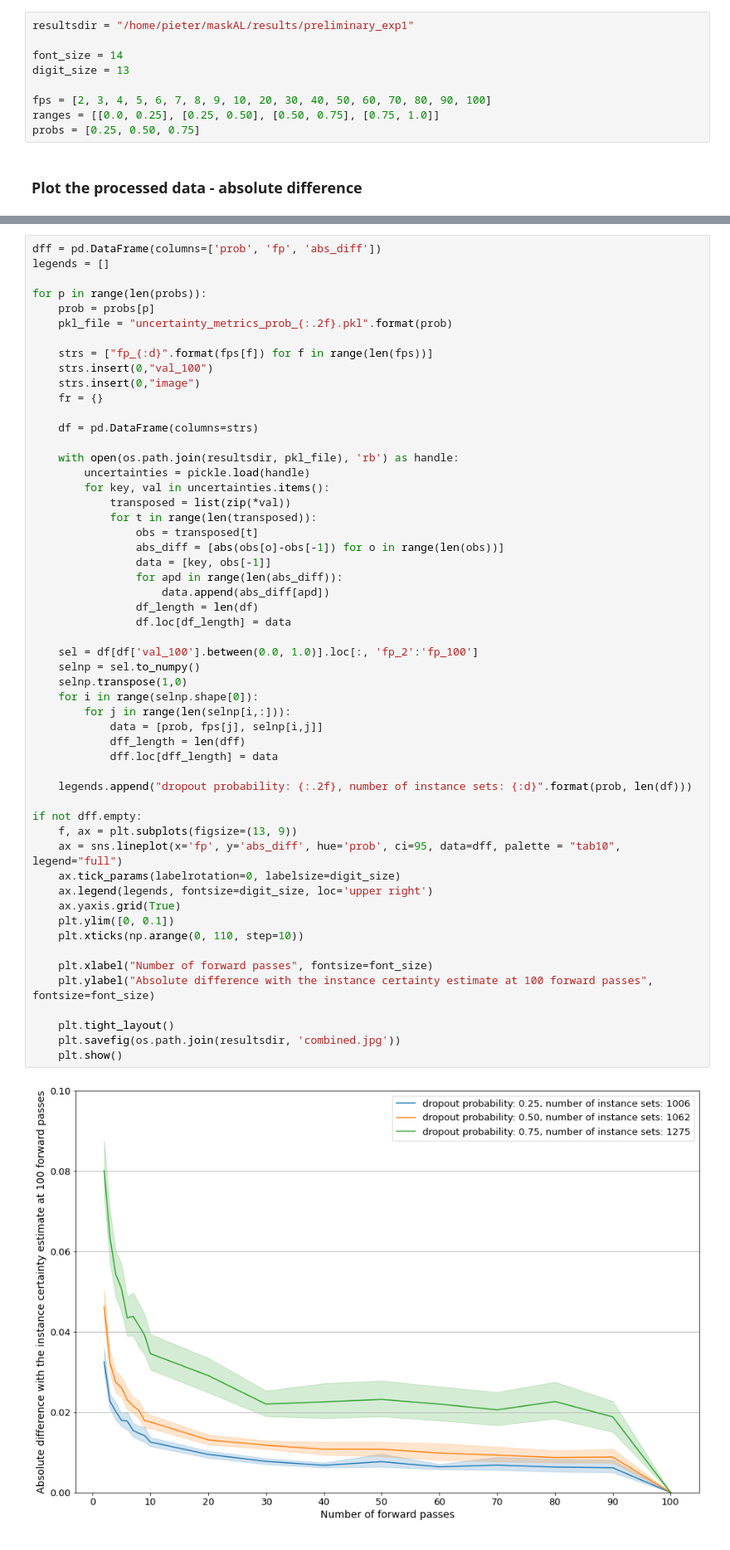
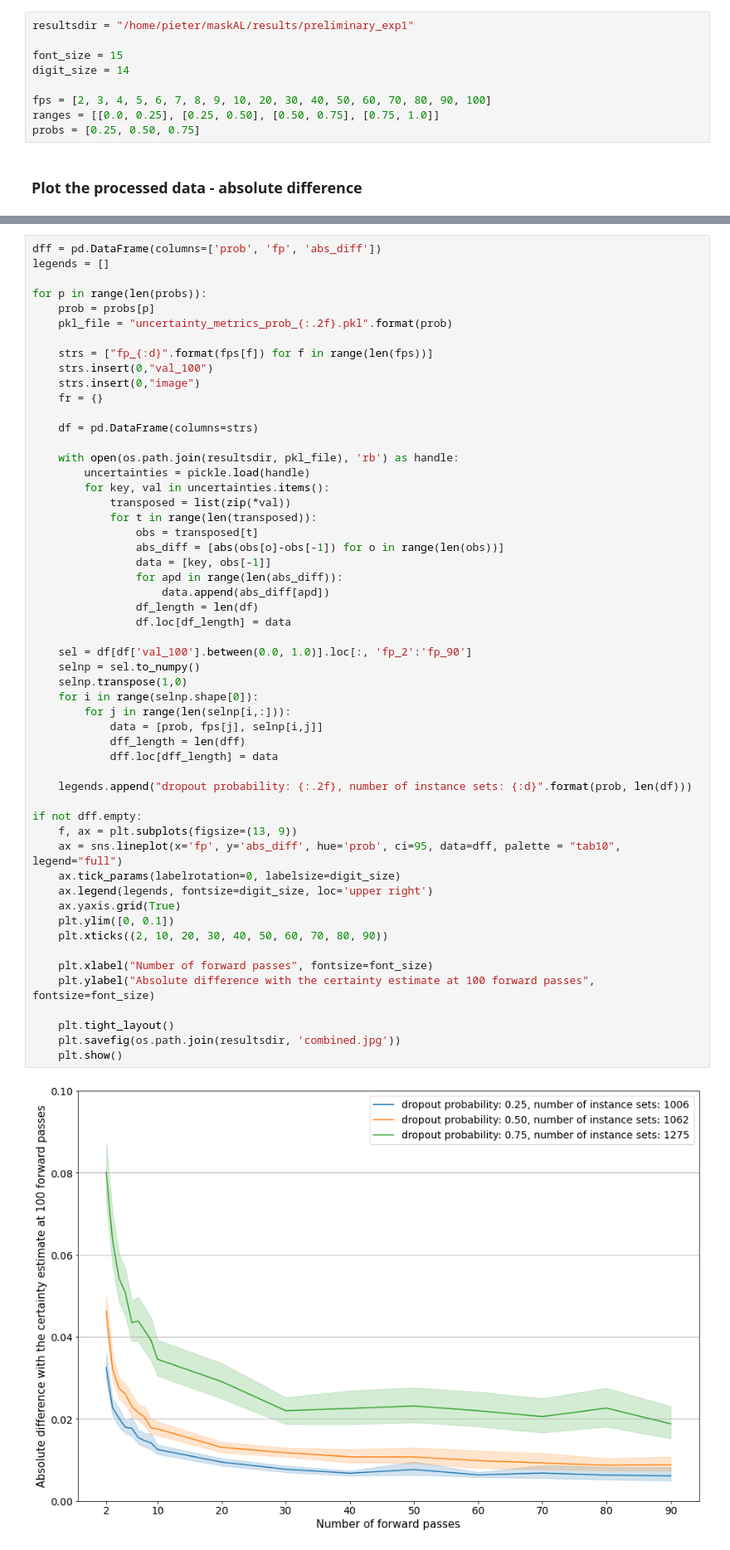
Before and after one commit to pieterblok/maskal, a Jupyter notebook: active_learning/utils/uncertainty_forward_passes_visualization.ipynb, the cells around one changed output, grey strips where cells are left out. Shown at 83% size. Saved outputs shown, nothing was run; the diff lists cells and outputs as text.

```diff
--- a/active_learning/utils/uncertainty_forward_passes_visualization.ipynb
+++ b/active_learning/utils/uncertainty_forward_passes_visualization.ipynb
@@ -17,8 +17,8 @@ import matplotlib.pyplot as plt
 # %%
 resultsdir = "/home/pieter/maskAL/results/preliminary_exp1"
 
-font_size = 14
-digit_size = 13
+font_size = 15
+digit_size = 14
 
 fps = [2, 3, 4, 5, 6, 7, 8, 9, 10, 20, 30, 40, 50, 60, 70, 80, 90, 100]
 ranges = [[0.0, 0.25], [0.25, 0.50], [0.50, 0.75], [0.75, 1.0]]
@@ -112,34 +112,34 @@ for p in range(len(probs)):
                 data = [key, obs[-1]]
                 for apd in range(len(abs_diff)):
                     data.append(abs_diff[apd])
                 df_length = len(df)
                 df.loc[df_length] = data
 
-    sel = df[df['val_100'].between(0.0, 1.0)].loc[:, 'fp_2':'fp_100']
+    sel = df[df['val_100'].between(0.0, 1.0)].loc[:, 'fp_2':'fp_90']
     selnp = sel.to_numpy()
     selnp.transpose(1,0)
     for i in range(selnp.shape[0]):
         for j in range(len(selnp[i,:])):
             data = [prob, fps[j], selnp[i,j]]
             dff_length = len(dff)
             dff.loc[dff_length] = data
 
     legends.append("dropout probability: {:.2f}, number of instance sets: {:d}".format(prob, len(df)))
 
 if not dff.empty:
     f, ax = plt.subplots(figsize=(13, 9))
     ax = sns.lineplot(x='fp', y='abs_diff', hue='prob', ci=95, data=dff, palette = "tab10", legend="full")
     ax.tick_params(labelrotation=0, labelsize=digit_size)
     ax.legend(legends, fontsize=digit_size, loc='upper right')
     ax.yaxis.grid(True)
     plt.ylim([0, 0.1])
-    plt.xticks(np.arange(0, 110, step=10))
+    plt.xticks((2, 10, 20, 30, 40, 50, 60, 70, 80, 90))
 
     plt.xlabel("Number of forward passes", fontsize=font_size)
-    plt.ylabel("Absolute difference with the instance certainty estimate at 100 forward passes", fontsize=font_size)
+    plt.ylabel("Absolute difference with the certainty estimate at 100 forward passes", fontsize=font_size)
 
     plt.tight_layout()
     plt.savefig(os.path.join(resultsdir, 'combined.jpg'))
     plt.show()
 # %% [output]
-[figure, old version]
+[figure, new version]
```
Also changed, not shown: parts of 1 cell of this notebook, 27 other files.
